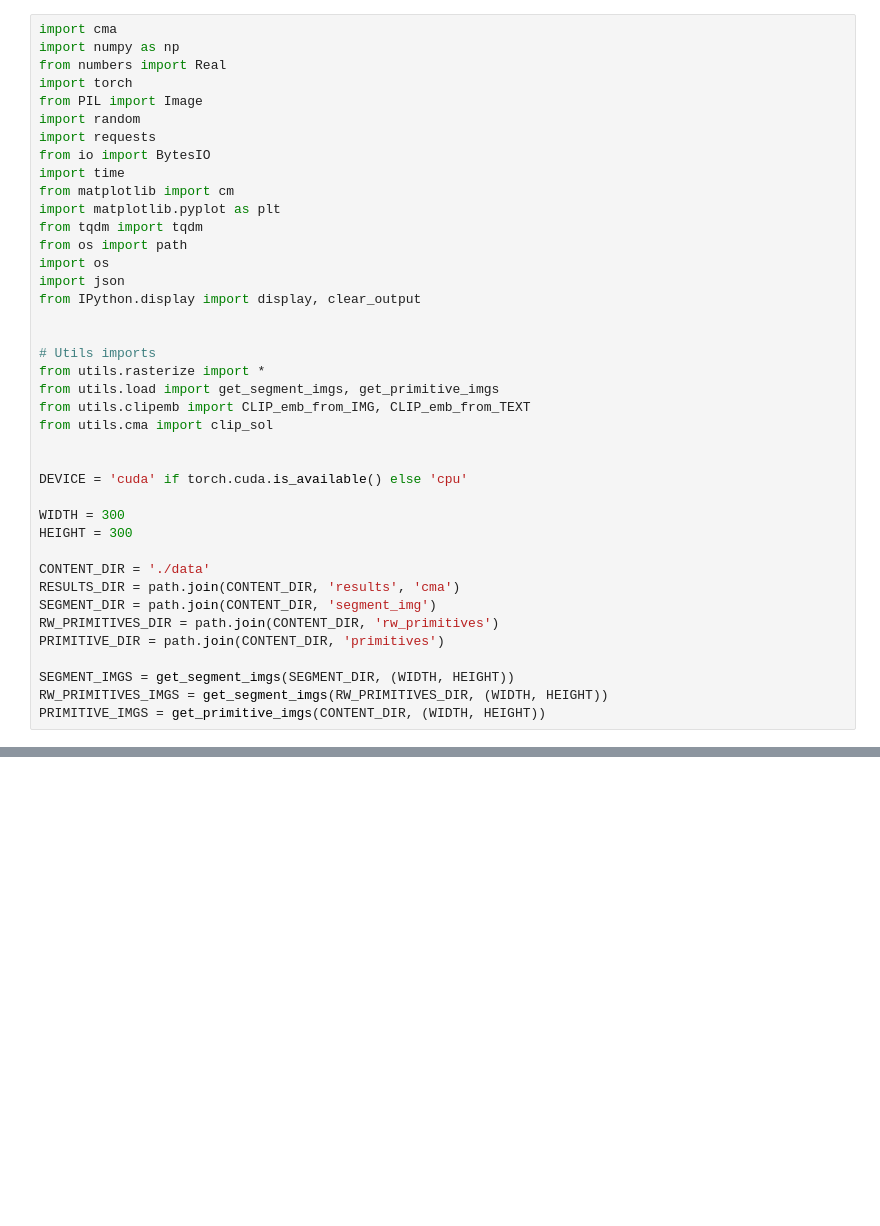
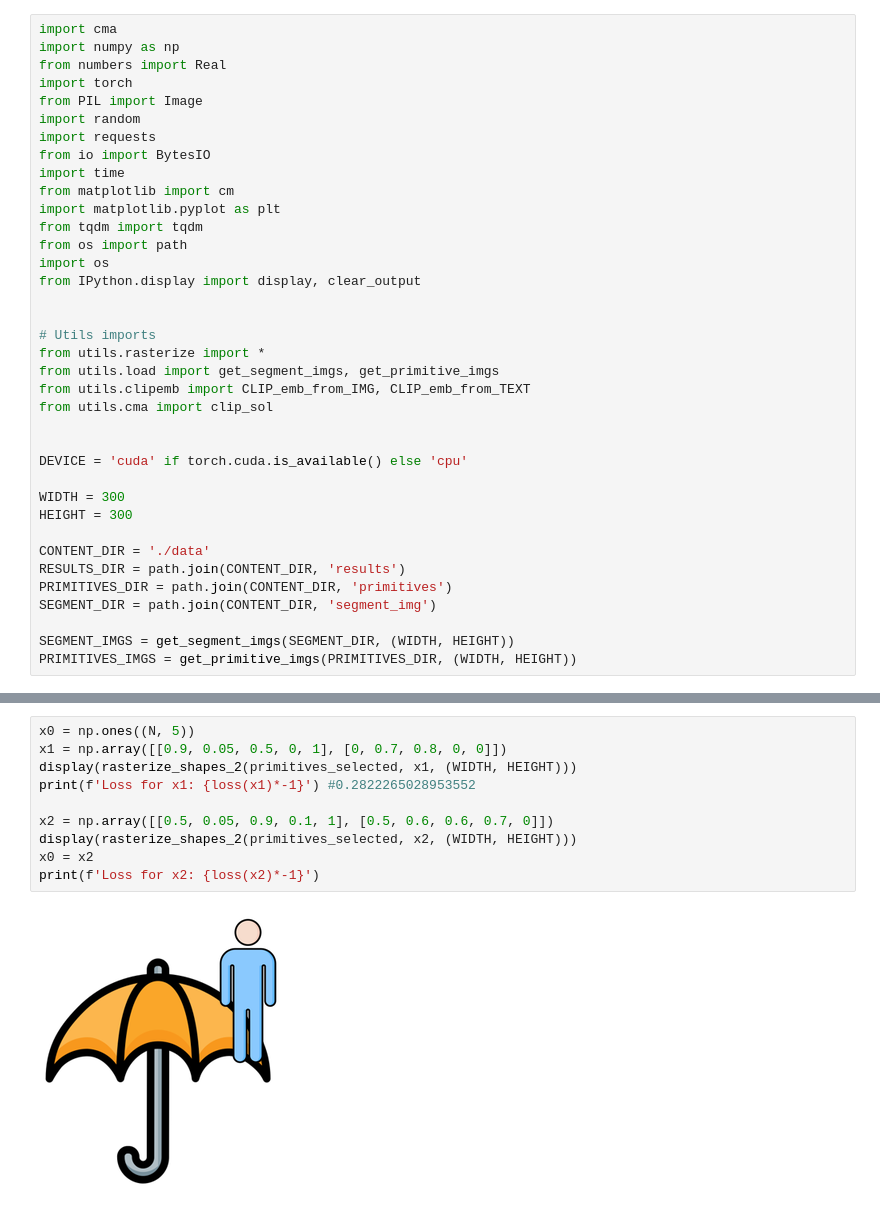
Before and after one commit to pietrosig/clip-primitive-stitching, a Jupyter notebook: cma.ipynb, the cells around one changed output, grey strips where cells are left out. Drawn from its saved outputs; the diff is of its cells as text; blank space fills up the shorter version.

```diff
--- a/cma.ipynb
+++ b/cma.ipynb
@@ -20,7 +24,6 @@ import matplotlib.pyplot as plt
 from tqdm import tqdm
 from os import path
 import os
-import json
 from IPython.display import display, clear_output
 
 
@@ -37,11 +40,9 @@ WIDTH = 300
 HEIGHT = 300
 
 CONTENT_DIR = './data'
-RESULTS_DIR = path.join(CONTENT_DIR, 'results', 'cma')
+RESULTS_DIR = path.join(CONTENT_DIR, 'results')
+PRIMITIVES_DIR = path.join(CONTENT_DIR, 'primitives')
 SEGMENT_DIR = path.join(CONTENT_DIR, 'segment_img')
-RW_PRIMITIVES_DIR = path.join(CONTENT_DIR, 'rw_primitives')
-PRIMITIVE_DIR = path.join(CONTENT_DIR, 'primitives')
 
 SEGMENT_IMGS = get_segment_imgs(SEGMENT_DIR, (WIDTH, HEIGHT))
-RW_PRIMITIVES_IMGS = get_segment_imgs(RW_PRIMITIVES_DIR, (WIDTH, HEIGHT))
-PRIMITIVE_IMGS = get_primitive_imgs(CONTENT_DIR, (WIDTH, HEIGHT))
+PRIMITIVES_IMGS = get_primitive_imgs(PRIMITIVES_DIR, (WIDTH, HEIGHT))
@@ -196,0 +115,12 @@ Epoch 435 - Cosine Similarity: 0.35962948203086853 - Empty pixels: 0.62486666666
+# %%
+x0 = np.ones((N, 5))
+x1 = np.array([[0.9, 0.05, 0.5, 0, 1], [0, 0.7, 0.8, 0, 0]])
+display(rasterize_shapes_2(primitives_selected, x1, (WIDTH, HEIGHT)))
+print(f'Loss for x1: {loss(x1)*-1}') #0.2822265028953552
+
+x2 = np.array([[0.5, 0.05, 0.9, 0.1, 1], [0.5, 0.6, 0.6, 0.7, 0]])
+display(rasterize_shapes_2(primitives_selected, x2, (WIDTH, HEIGHT)))
+x0 = x2
+print(f'Loss for x2: {loss(x2)*-1}')
+# %% [output]
+[figure, added]
```
Also changed, not shown: parts of 11 cells of this notebook, 12 other files.
